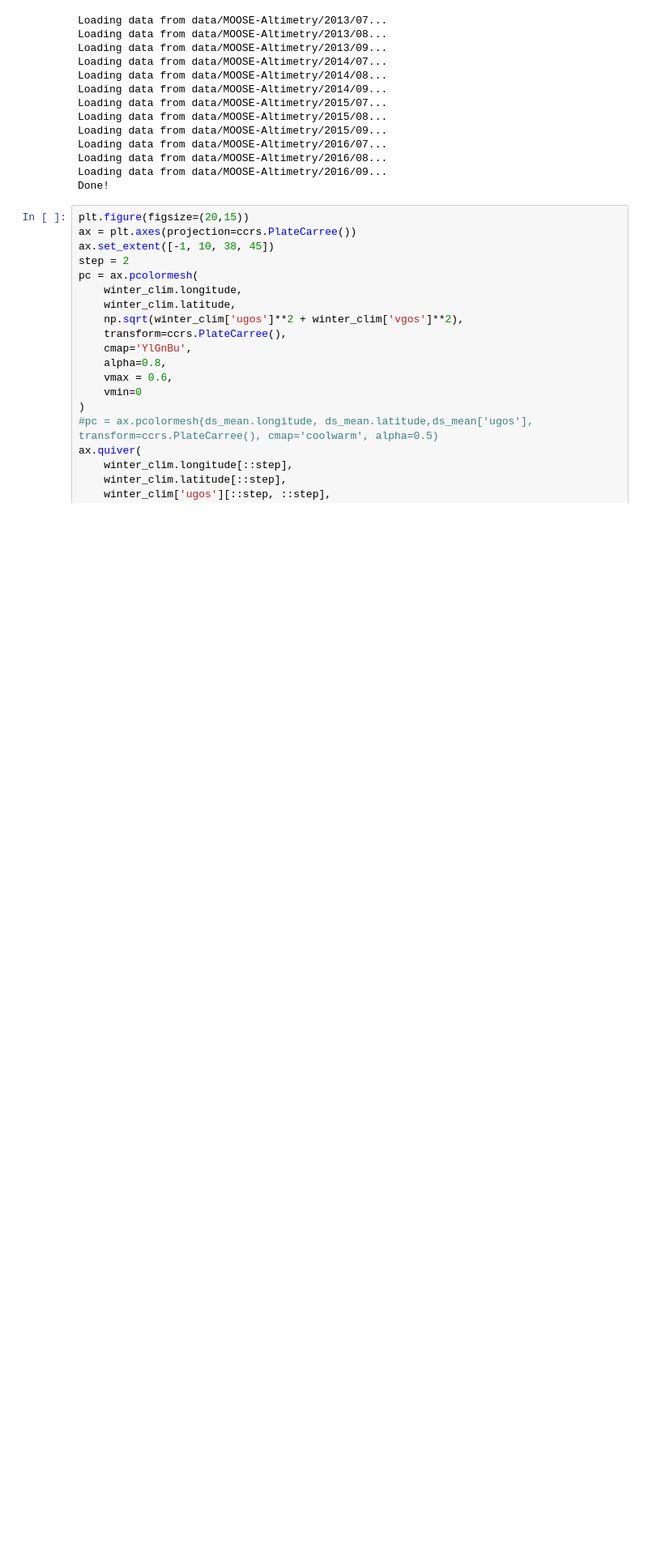
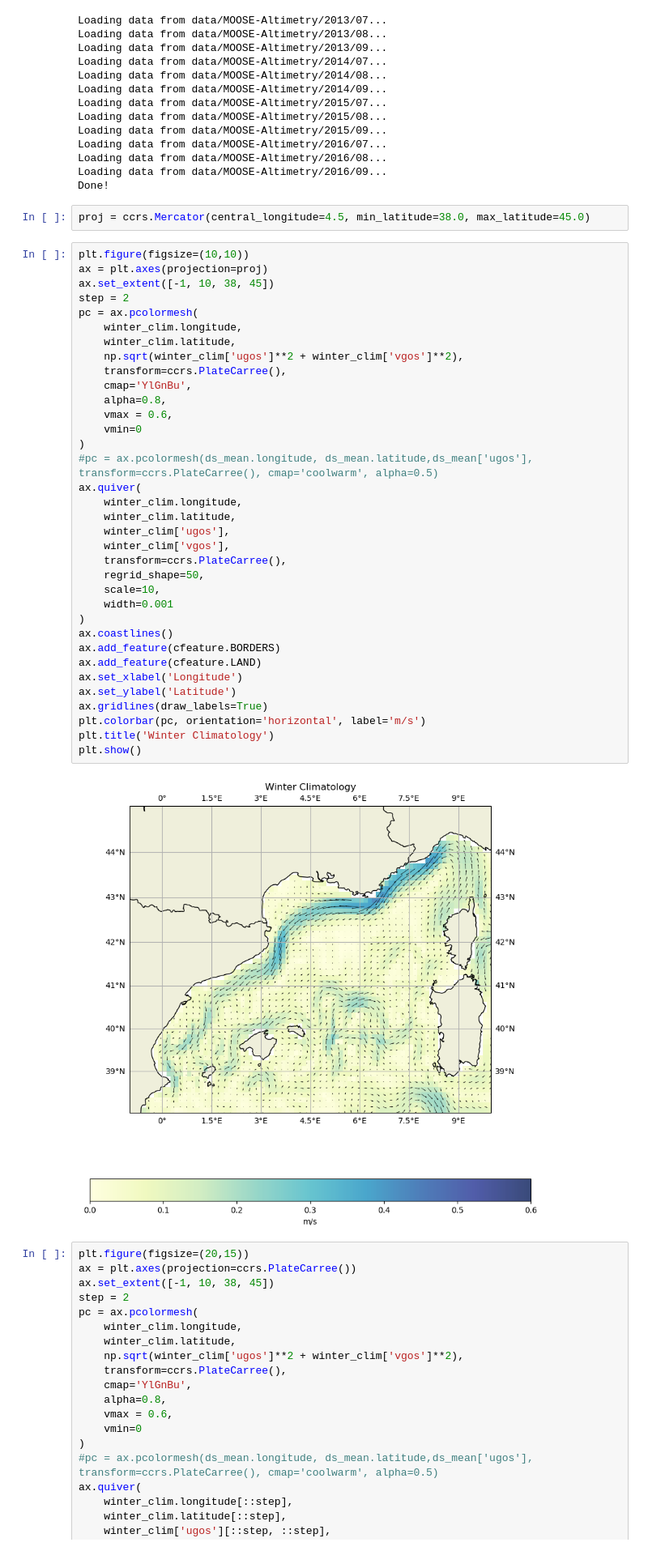
Before and after one commit to juliencollard2001/FOET_Northern_Gyre, a Jupyter notebook: altimetry_currents.ipynb, the cells around one changed output. Shown at 81% size. Saved outputs shown, nothing was run; the diff lists cells and outputs as text; blank space fills up the shorter version.

```diff
--- a/altimetry_currents.ipynb
+++ b/altimetry_currents.ipynb
@@ -65,6 +65,45 @@ Loading data from data/MOOSE-Altimetry/2016/07...
 Loading data from data/MOOSE-Altimetry/2016/08...
 Loading data from data/MOOSE-Altimetry/2016/09...
 Done!
+# %%
+proj = ccrs.Mercator(central_longitude=4.5, min_latitude=38.0, max_latitude=45.0)
+# %%
+plt.figure(figsize=(10,10))
+ax = plt.axes(projection=proj)
+ax.set_extent([-1, 10, 38, 45])
+step = 2
+pc = ax.pcolormesh(
+    winter_clim.longitude,
+    winter_clim.latitude,
+    np.sqrt(winter_clim['ugos']**2 + winter_clim['vgos']**2),
+    transform=ccrs.PlateCarree(),
+    cmap='YlGnBu',
+    alpha=0.8,
+    vmax = 0.6,
+    vmin=0
+)
+#pc = ax.pcolormesh(ds_mean.longitude, ds_mean.latitude,ds_mean['ugos'], transform=ccrs.PlateCarree(), cmap='coolwarm', alpha=0.5)
+ax.quiver(
+    winter_clim.longitude,
+    winter_clim.latitude,
+    winter_clim['ugos'],
+    winter_clim['vgos'],
+    transform=ccrs.PlateCarree(),
+    regrid_shape=50,
+    scale=10,
+    width=0.001
+)
+ax.coastlines()
+ax.add_feature(cfeature.BORDERS)
+ax.add_feature(cfeature.LAND)
+ax.set_xlabel('Longitude')
+ax.set_ylabel('Latitude')
+ax.gridlines(draw_labels=True)
+plt.colorbar(pc, orientation='horizontal', label='m/s')
+plt.title('Winter Climatology')
+plt.show()
+# %% [output]
+[figure, added]
 # %%
 plt.figure(figsize=(20,15))
 ax = plt.axes(projection=ccrs.PlateCarree())
```
Also changed, not shown: 4 other files.
